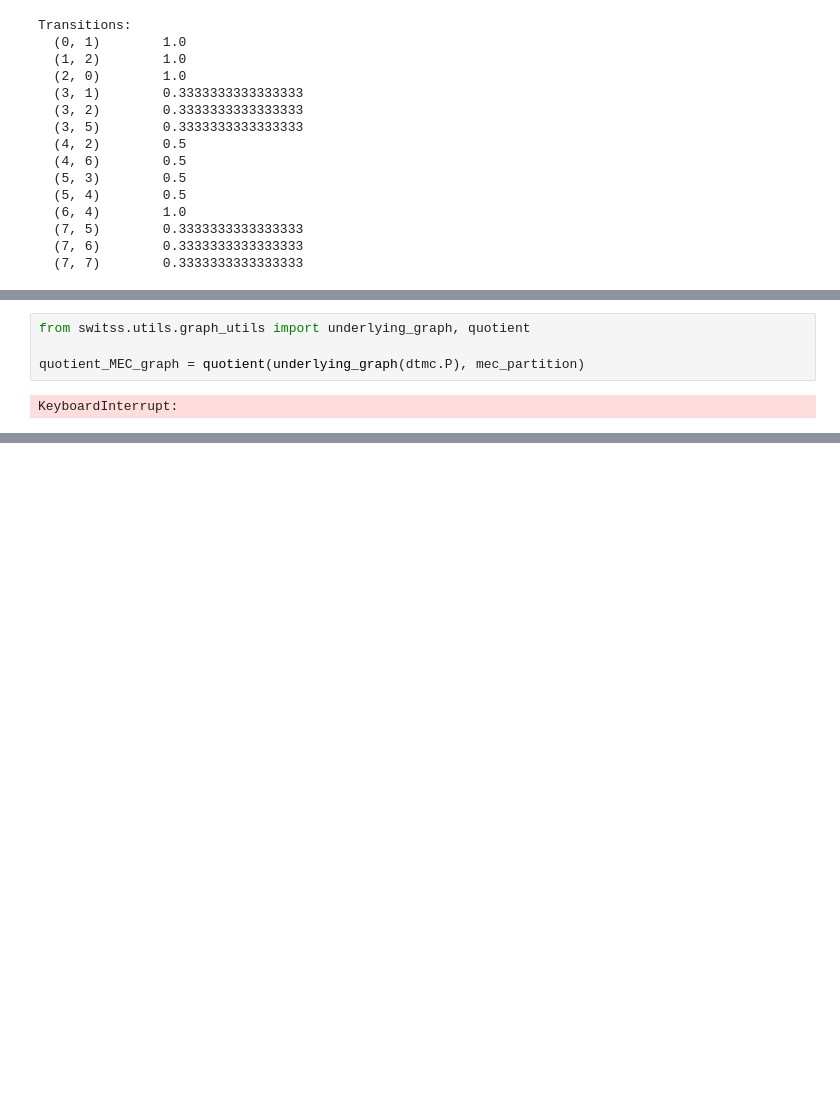
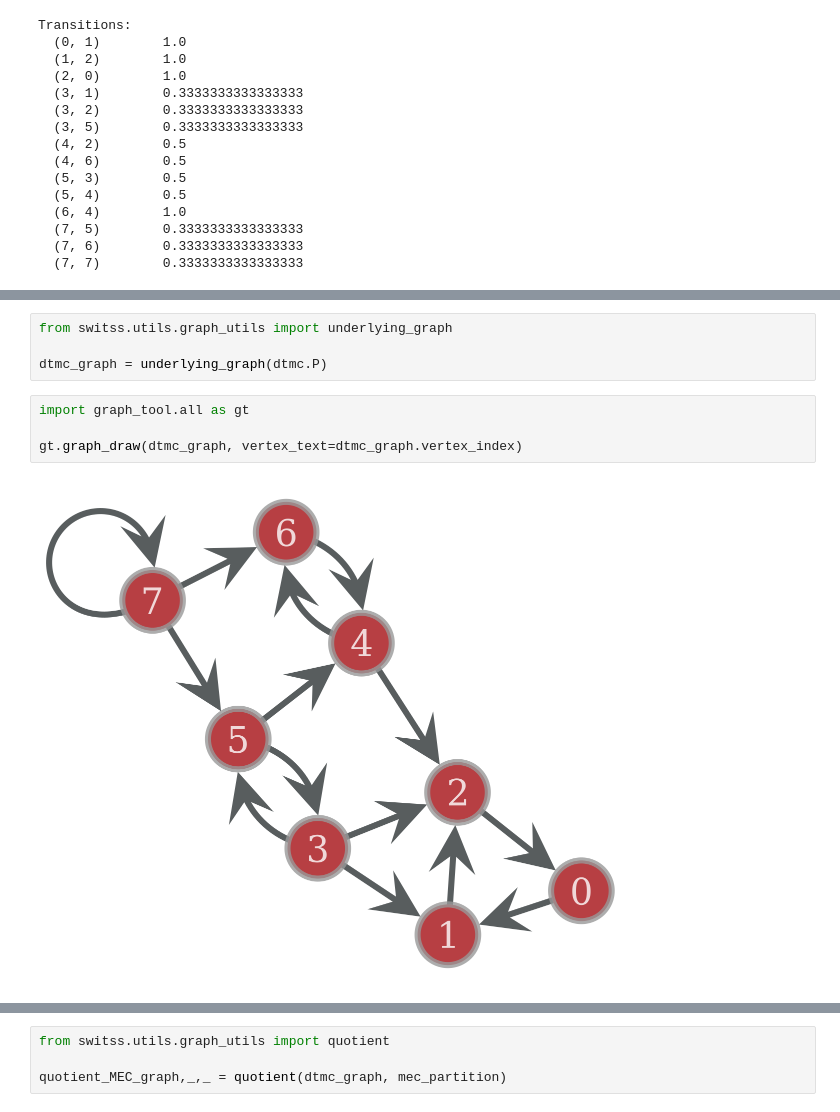
Before and after one commit to Vovsanka/switss, a Jupyter notebook: examples/mec_cetrification.ipynb, the cells around one changed output, grey strips where cells are left out. Cells and saved outputs as stored; diff of their text form; blank space fills up the shorter version.

```diff
--- a/examples/mec_cetrification.ipynb
+++ b/examples/mec_cetrification.ipynb
@@ -68,7 +68,11 @@ print(mec_partition)
 [[0, 1, 2], [3], [4], [5], [6], [7]]
 # %%
-from switss.utils.graph_utils import underlying_graph, quotient
+from switss.utils.graph_utils import underlying_graph
 
-quotient_MEC_graph = quotient(underlying_graph(dtmc.P), mec_partition)
+dtmc_graph = underlying_graph(dtmc.P)
-# %% [output]
-KeyboardInterrupt:
+# %%
+import graph_tool.all as gt
+
+gt.graph_draw(dtmc_graph, vertex_text=dtmc_graph.vertex_index)
+# %% [output]
+[figure, added]
@@ -74,0 +80,4 @@ KeyboardInterrupt:
+# %%
+from switss.utils.graph_utils import quotient
+
+quotient_MEC_graph,_,_ = quotient(dtmc_graph, mec_partition)
```
Also changed, not shown: parts of 5 cells of this notebook.
